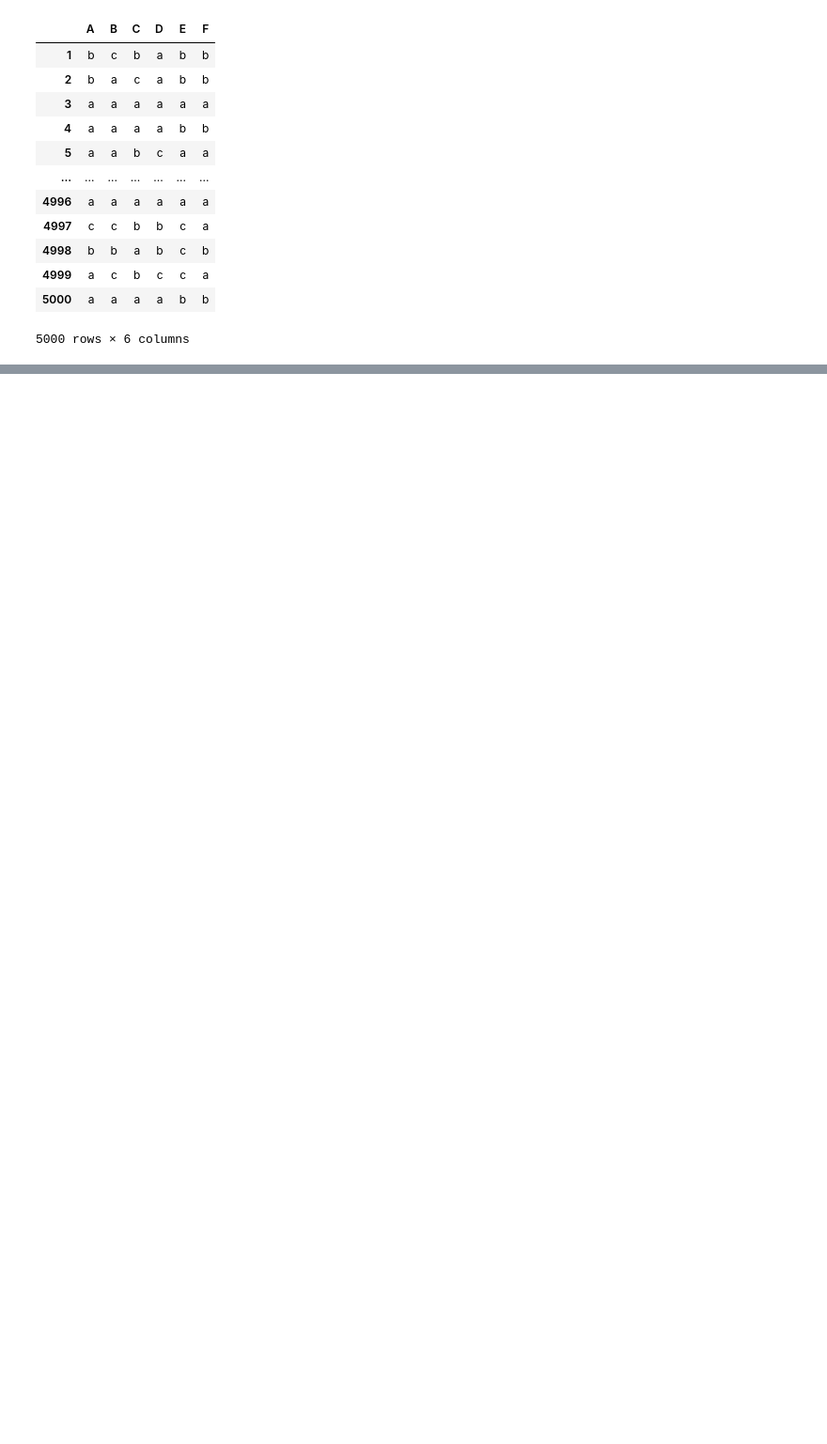
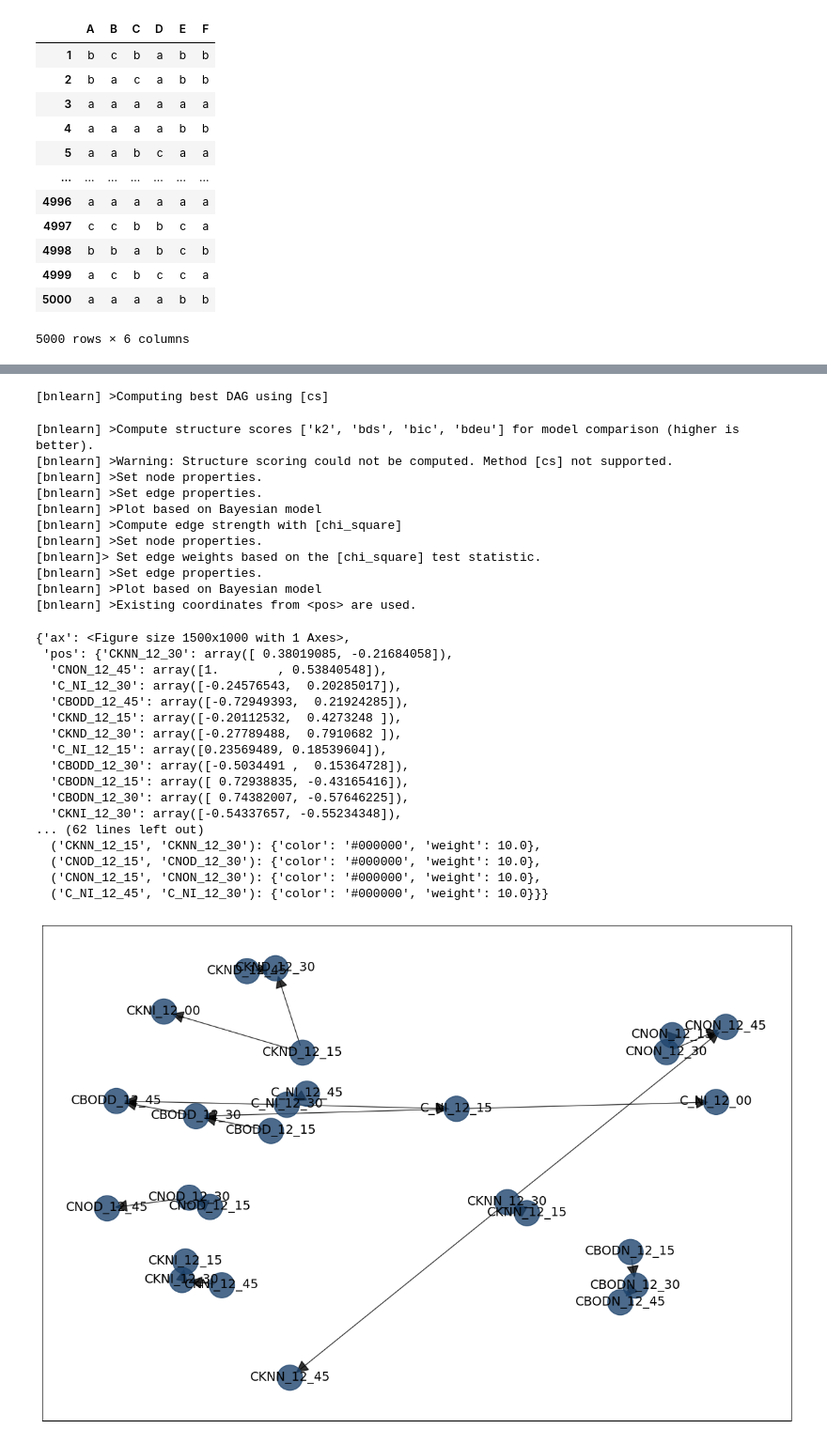
Before and after one commit to Elicit3495/ML_FYP, a Jupyter notebook: Untitled.ipynb, the cells around one changed output, grey strips where cells are left out. Shown: that part at 94% size. Drawn from its saved outputs; the diff is of its cells as text; code cells hidden in the pictures; blank space fills up the shorter version.

```diff
--- a/Untitled.ipynb
+++ b/Untitled.ipynb
@@ -39,0 +27,2 @@ contigency
+# %%
+df = bn.import_example('water')
@@ -39,0 +48,40 @@ contigency
+# %%
+# Structure learning
+model = bn.structure_learning.fit(df, methodtype='cs')
+# Plot detected DAG
+G = bn.plot(model)
+
+# Compute edge strength using chi-square independence test
+model = bn.independence_test(model, df, alpha=0.05, prune=True)
+bn.plot(model, pos=G['pos'])
+# %% [output]
+[bnlearn] >Computing best DAG using [cs]
+[bnlearn] >Compute structure scores ['k2', 'bds', 'bic', 'bdeu'] for model comparison (higher is better).
+[bnlearn] >Warning: Structure scoring could not be computed. Method [cs] not supported.
+[bnlearn] >Set node properties.
+[bnlearn] >Set edge properties.
+[bnlearn] >Plot based on Bayesian model
+[bnlearn] >Compute edge strength with [chi_square]
+[bnlearn] >Set node properties.
+[bnlearn]> Set edge weights based on the [chi_square] test statistic.
+[bnlearn] >Set edge properties.
+[bnlearn] >Plot based on Bayesian model
+[bnlearn] >Existing coordinates from <pos> are used.
+{'ax': <Figure size 1500x1000 with 1 Axes>,
+ 'pos': {'CKNN_12_30': array([ 0.38019085, -0.21684058]),
+  'CNON_12_45': array([1.        , 0.53840548]),
+  'C_NI_12_30': array([-0.24576543,  0.20285017]),
+  'CBODD_12_45': array([-0.72949393,  0.21924285]),
+  'CKND_12_15': array([-0.20112532,  0.4273248 ]),
+  'CKND_12_30': array([-0.27789488,  0.7910682 ]),
+  'C_NI_12_15': array([0.23569489, 0.18539604]),
+  'CBODD_12_30': array([-0.5034491 ,  0.15364728]),
+  'CBODN_12_15': array([ 0.72938835, -0.43165416]),
+  'CBODN_12_30': array([ 0.74382007, -0.57646225]),
+  'CKNI_12_30': array([-0.54337657, -0.55234348]),
+... (62 lines left out)
+  ('CKNN_12_15', 'CKNN_12_30'): {'color': '#000000', 'weight': 10.0},
+  ('CNOD_12_15', 'CNOD_12_30'): {'color': '#000000', 'weight': 10.0},
+  ('CNON_12_15', 'CNON_12_30'): {'color': '#000000', 'weight': 10.0},
+  ('C_NI_12_45', 'C_NI_12_30'): {'color': '#000000', 'weight': 10.0}}}
+[figure, added]
```
Also changed, not shown: parts of 8 cells of this notebook.
